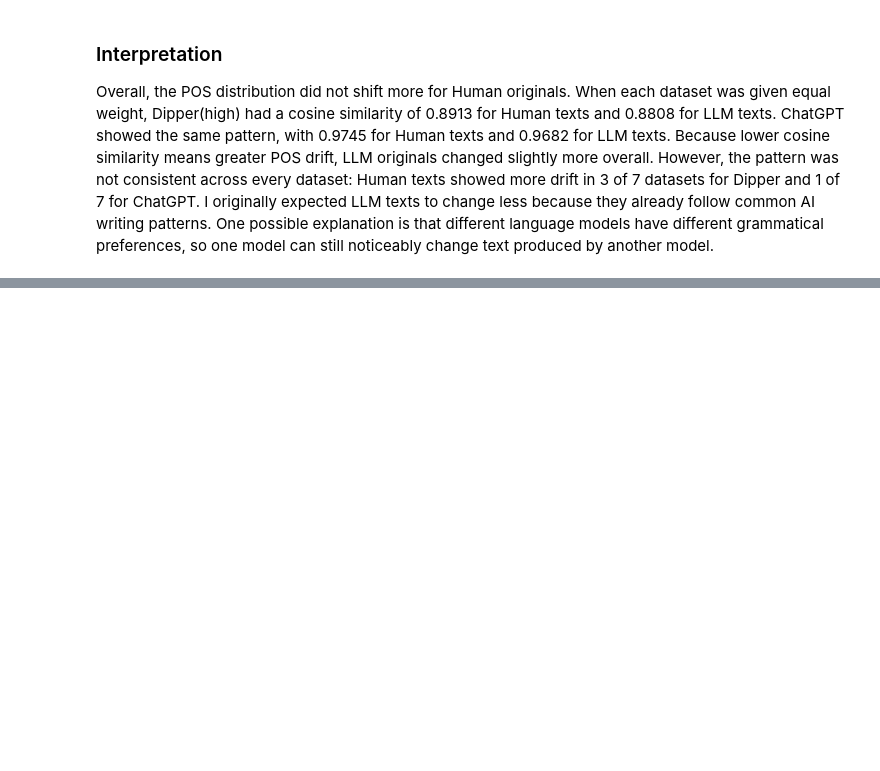
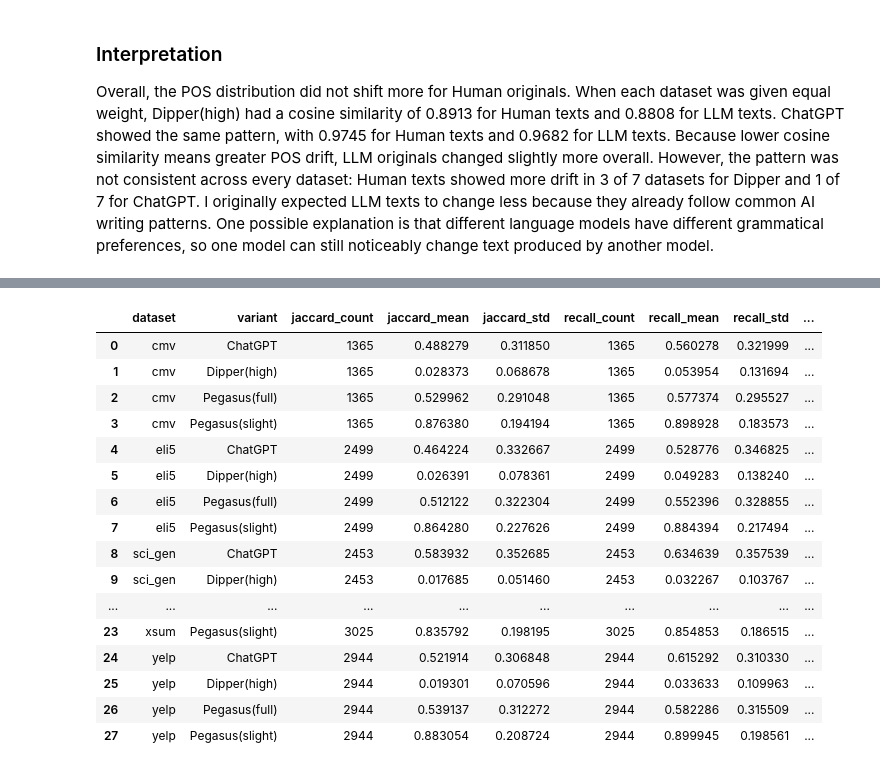
Before and after one commit to xiaoyancai/Ship-of-Theseus-Paraphrased-Corpus-CS6120-Team4, a Jupyter notebook: notebooks/03_linguistic_audit.ipynb, the cells around one changed output, grey strips where cells are left out. Cells and saved outputs as stored; diff of their text form; code cells hidden in the pictures; blank space fills up the shorter version.

```diff
--- a/notebooks/03_linguistic_audit.ipynb
+++ b/notebooks/03_linguistic_audit.ipynb
@@ -432,0 +467,8 @@ Overall, the POS distribution did not shift more for Human originals. When each
+# %%
+from IPython.display import Markdown, Image, display
+ner_output = PROJECT_ROOT / "data/results/task3_ner"
+report_text = (ner_output / "task3_ner_report.md").read_text()
+tables_text = report_text.split("## Comparison tables (mean ± sample SD)", 1)[1].split("## Pegasus controlled comparison", 1)[0]
+display(Markdown("#### Comparison tables (mean ± sample SD)\n" + tables_text))
+display(pd.read_csv(ner_output / "dataset_ner_summary.csv"))
+# %% [output]
@@ -432,0 +515,17 @@ Overall, the POS distribution did not shift more for Human originals. When each
+|  | dataset | variant | jaccard_count | jaccard_mean | jaccard_std | recall_count | recall_mean | recall_std | ... |
+| 0 | cmv | ChatGPT | 1365 | 0.488279 | 0.311850 | 1365 | 0.560278 | 0.321999 | ... |
+| 1 | cmv | Dipper(high) | 1365 | 0.028373 | 0.068678 | 1365 | 0.053954 | 0.131694 | ... |
+| 2 | cmv | Pegasus(full) | 1365 | 0.529962 | 0.291048 | 1365 | 0.577374 | 0.295527 | ... |
+| 3 | cmv | Pegasus(slight) | 1365 | 0.876380 | 0.194194 | 1365 | 0.898928 | 0.183573 | ... |
+| 4 | eli5 | ChatGPT | 2499 | 0.464224 | 0.332667 | 2499 | 0.528776 | 0.346825 | ... |
+| 5 | eli5 | Dipper(high) | 2499 | 0.026391 | 0.078361 | 2499 | 0.049283 | 0.138240 | ... |
+| 6 | eli5 | Pegasus(full) | 2499 | 0.512122 | 0.322304 | 2499 | 0.552396 | 0.328855 | ... |
+| 7 | eli5 | Pegasus(slight) | 2499 | 0.864280 | 0.227626 | 2499 | 0.884394 | 0.217494 | ... |
+| 8 | sci_gen | ChatGPT | 2453 | 0.583932 | 0.352685 | 2453 | 0.634639 | 0.357539 | ... |
+| 9 | sci_gen | Dipper(high) | 2453 | 0.017685 | 0.051460 | 2453 | 0.032267 | 0.103767 | ... |
+| ... | ... | ... | ... | ... | ... | ... | ... | ... | ... |
+| 23 | xsum | Pegasus(slight) | 3025 | 0.835792 | 0.198195 | 3025 | 0.854853 | 0.186515 | ... |
+| 24 | yelp | ChatGPT | 2944 | 0.521914 | 0.306848 | 2944 | 0.615292 | 0.310330 | ... |
+| 25 | yelp | Dipper(high) | 2944 | 0.019301 | 0.070596 | 2944 | 0.033633 | 0.109963 | ... |
+| 26 | yelp | Pegasus(full) | 2944 | 0.539137 | 0.312272 | 2944 | 0.582286 | 0.315509 | ... |
+| 27 | yelp | Pegasus(slight) | 2944 | 0.883054 | 0.208724 | 2944 | 0.899945 | 0.198561 | ... |
```
Also changed, not shown: parts of 8 cells of this notebook, 17 other files.
